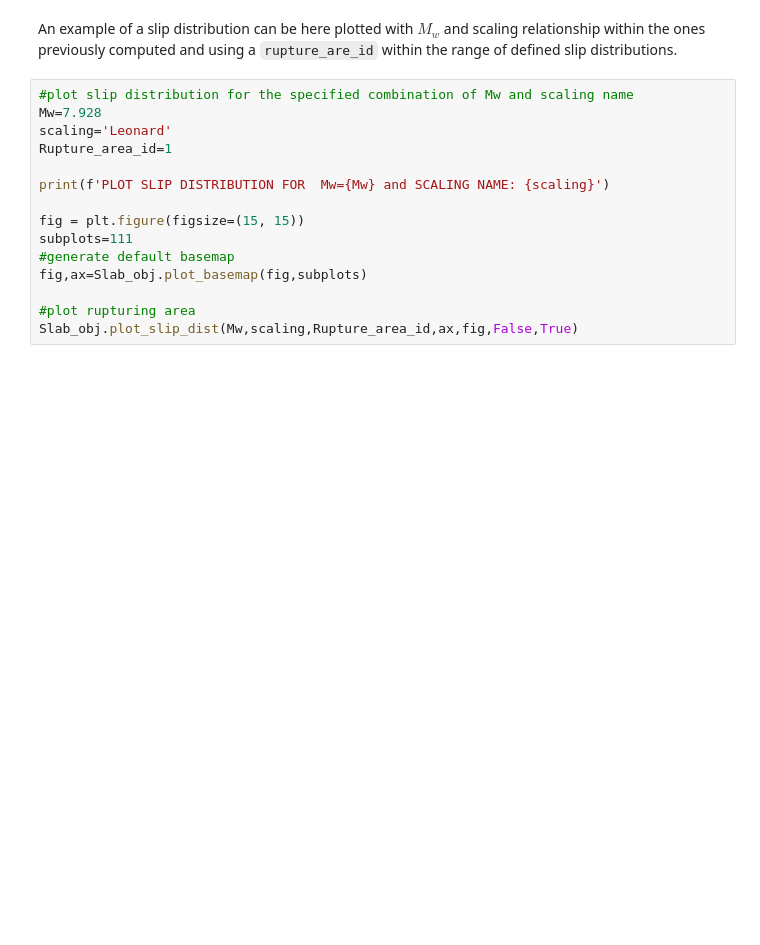
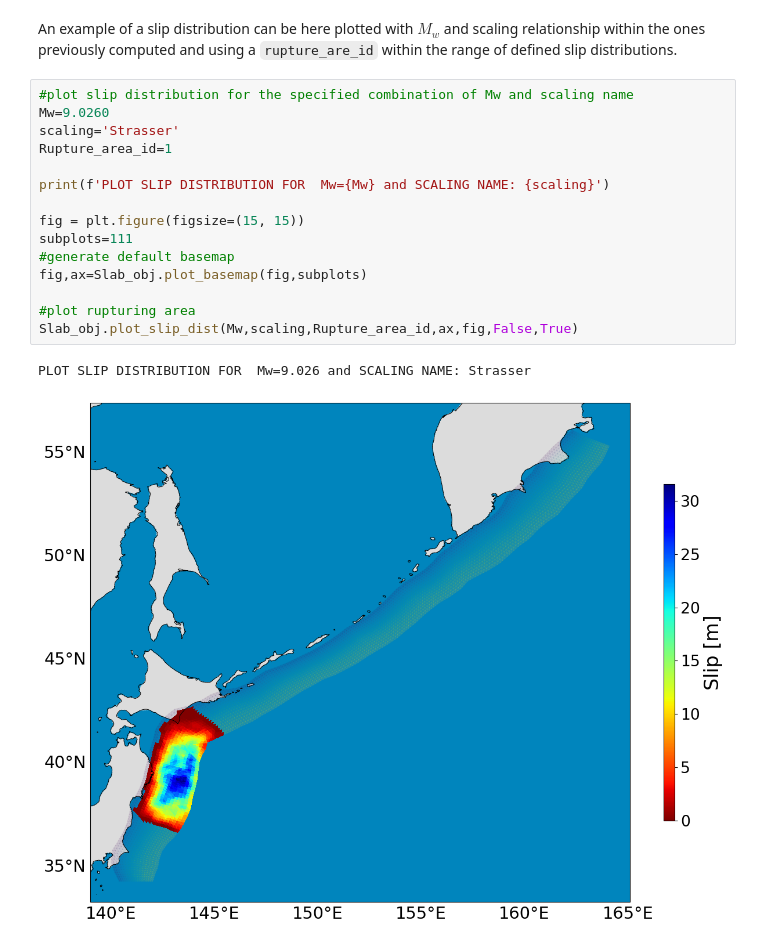
Before and after one commit to antonioscalaunina/pyANTI-FASc, a Jupyter notebook: bin/antifasc_main.ipynb, the cells around one changed output. Drawn from its saved outputs; the diff is of its cells as text; blank space fills up the shorter version.

```diff
--- a/bin/antifasc_main.ipynb
+++ b/bin/antifasc_main.ipynb
@@ -172,16 +195,19 @@ c:\Users\ascal\Downloads\pyANTI-FASc\Turkey_test_M70_E2902_N3906_slip_TRC\variab
 An example of a slip distribution can be here plotted with $M_w$ and scaling relationship within the ones previously computed and using a `rupture_are_id` within the range of defined slip distributions.
 # %%
 #plot slip distribution for the specified combination of Mw and scaling name
-Mw=7.928
-scaling='Leonard'
+Mw=9.0260
+scaling='Strasser'
 Rupture_area_id=1
 
 print(f'PLOT SLIP DISTRIBUTION FOR  Mw={Mw} and SCALING NAME: {scaling}')
 
 fig = plt.figure(figsize=(15, 15))
 subplots=111
 #generate default basemap
 fig,ax=Slab_obj.plot_basemap(fig,subplots)
 
 #plot rupturing area
 Slab_obj.plot_slip_dist(Mw,scaling,Rupture_area_id,ax,fig,False,True)
+# %% [output]
+PLOT SLIP DISTRIBUTION FOR  Mw=9.026 and SCALING NAME: Strasser
+[figure, added]
```
Also changed, not shown: parts of 10 cells of this notebook.
